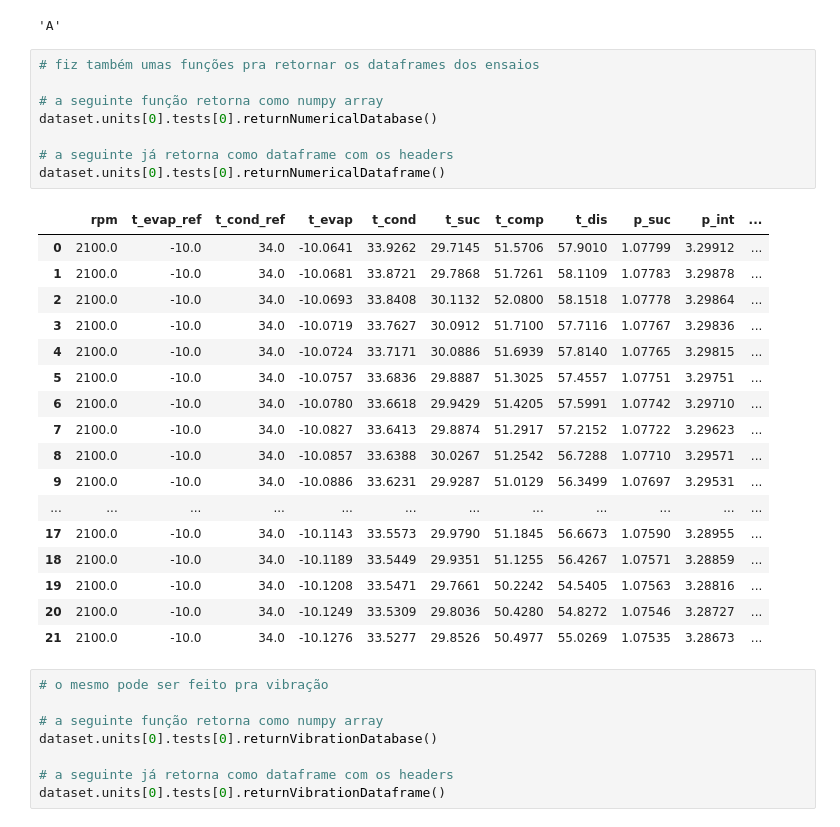
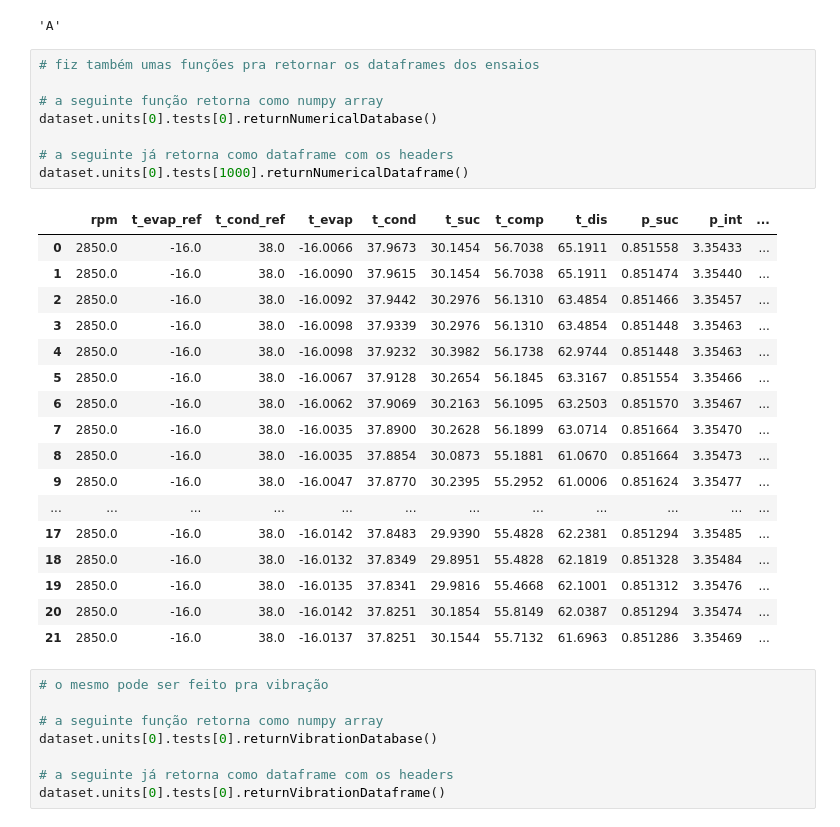
Before and after one commit to jpzomer/VSS_DatabaseFunc, a Jupyter notebook: test.ipynb, the cells around one changed output. Drawn from its saved outputs; the diff is of its cells as text.

```diff
--- a/test.ipynb
+++ b/test.ipynb
@@ -66,29 +70,29 @@ dataset.units[0].tests[0]._h5ref.attrs["type"]
 # %%
 # fiz também umas funções pra retornar os dataframes dos ensaios
 
 # a seguinte função retorna como numpy array
 dataset.units[0].tests[0].returnNumericalDatabase()
 
 # a seguinte já retorna como dataframe com os headers
-dataset.units[0].tests[0].returnNumericalDataframe()
+dataset.units[0].tests[1000].returnNumericalDataframe()
 # %% [output]
 |  | rpm | t_evap_ref | t_cond_ref | t_evap | t_cond | t_suc | t_comp | t_dis | p_suc | p_int | ... |
-| 0 | 2100.0 | -10.0 | 34.0 | -10.0641 | 33.9262 | 29.7145 | 51.5706 | 57.9010 | 1.07799 | 3.29912 | ... |
-| 1 | 2100.0 | -10.0 | 34.0 | -10.0681 | 33.8721 | 29.7868 | 51.7261 | 58.1109 | 1.07783 | 3.29878 | ... |
-| 2 | 2100.0 | -10.0 | 34.0 | -10.0693 | 33.8408 | 30.1132 | 52.0800 | 58.1518 | 1.07778 | 3.29864 | ... |
-| 3 | 2100.0 | -10.0 | 34.0 | -10.0719 | 33.7627 | 30.0912 | 51.7100 | 57.7116 | 1.07767 | 3.29836 | ... |
-| 4 | 2100.0 | -10.0 | 34.0 | -10.0724 | 33.7171 | 30.0886 | 51.6939 | 57.8140 | 1.07765 | 3.29815 | ... |
-| 5 | 2100.0 | -10.0 | 34.0 | -10.0757 | 33.6836 | 29.8887 | 51.3025 | 57.4557 | 1.07751 | 3.29751 | ... |
-| 6 | 2100.0 | -10.0 | 34.0 | -10.0780 | 33.6618 | 29.9429 | 51.4205 | 57.5991 | 1.07742 | 3.29710 | ... |
-| 7 | 2100.0 | -10.0 | 34.0 | -10.0827 | 33.6413 | 29.8874 | 51.2917 | 57.2152 | 1.07722 | 3.29623 | ... |
-| 8 | 2100.0 | -10.0 | 34.0 | -10.0857 | 33.6388 | 30.0267 | 51.2542 | 56.7288 | 1.07710 | 3.29571 | ... |
-| 9 | 2100.0 | -10.0 | 34.0 | -10.0886 | 33.6231 | 29.9287 | 51.0129 | 56.3499 | 1.07697 | 3.29531 | ... |
+| 0 | 2850.0 | -16.0 | 38.0 | -16.0066 | 37.9673 | 30.1454 | 56.7038 | 65.1911 | 0.851558 | 3.35433 | ... |
+| 1 | 2850.0 | -16.0 | 38.0 | -16.0090 | 37.9615 | 30.1454 | 56.7038 | 65.1911 | 0.851474 | 3.35440 | ... |
+| 2 | 2850.0 | -16.0 | 38.0 | -16.0092 | 37.9442 | 30.2976 | 56.1310 | 63.4854 | 0.851466 | 3.35457 | ... |
+| 3 | 2850.0 | -16.0 | 38.0 | -16.0098 | 37.9339 | 30.2976 | 56.1310 | 63.4854 | 0.851448 | 3.35463 | ... |
+| 4 | 2850.0 | -16.0 | 38.0 | -16.0098 | 37.9232 | 30.3982 | 56.1738 | 62.9744 | 0.851448 | 3.35463 | ... |
+| 5 | 2850.0 | -16.0 | 38.0 | -16.0067 | 37.9128 | 30.2654 | 56.1845 | 63.3167 | 0.851554 | 3.35466 | ... |
+| 6 | 2850.0 | -16.0 | 38.0 | -16.0062 | 37.9069 | 30.2163 | 56.1095 | 63.2503 | 0.851570 | 3.35467 | ... |
+| 7 | 2850.0 | -16.0 | 38.0 | -16.0035 | 37.8900 | 30.2628 | 56.1899 | 63.0714 | 0.851664 | 3.35470 | ... |
+| 8 | 2850.0 | -16.0 | 38.0 | -16.0035 | 37.8854 | 30.0873 | 55.1881 | 61.0670 | 0.851664 | 3.35473 | ... |
+| 9 | 2850.0 | -16.0 | 38.0 | -16.0047 | 37.8770 | 30.2395 | 55.2952 | 61.0006 | 0.851624 | 3.35477 | ... |
 | ... | ... | ... | ... | ... | ... | ... | ... | ... | ... | ... | ... |
-| 17 | 2100.0 | -10.0 | 34.0 | -10.1143 | 33.5573 | 29.9790 | 51.1845 | 56.6673 | 1.07590 | 3.28955 | ... |
-| 18 | 2100.0 | -10.0 | 34.0 | -10.1189 | 33.5449 | 29.9351 | 51.1255 | 56.4267 | 1.07571 | 3.28859 | ... |
-| 19 | 2100.0 | -10.0 | 34.0 | -10.1208 | 33.5471 | 29.7661 | 50.2242 | 54.5405 | 1.07563 | 3.28816 | ... |
-| 20 | 2100.0 | -10.0 | 34.0 | -10.1249 | 33.5309 | 29.8036 | 50.4280 | 54.8272 | 1.07546 | 3.28727 | ... |
-| 21 | 2100.0 | -10.0 | 34.0 | -10.1276 | 33.5277 | 29.8526 | 50.4977 | 55.0269 | 1.07535 | 3.28673 | ... |
+| 17 | 2850.0 | -16.0 | 38.0 | -16.0142 | 37.8483 | 29.9390 | 55.4828 | 62.2381 | 0.851294 | 3.35485 | ... |
+| 18 | 2850.0 | -16.0 | 38.0 | -16.0132 | 37.8349 | 29.8951 | 55.4828 | 62.1819 | 0.851328 | 3.35484 | ... |
+| 19 | 2850.0 | -16.0 | 38.0 | -16.0135 | 37.8341 | 29.9816 | 55.4668 | 62.1001 | 0.851312 | 3.35476 | ... |
+| 20 | 2850.0 | -16.0 | 38.0 | -16.0142 | 37.8251 | 30.1854 | 55.8149 | 62.0387 | 0.851294 | 3.35474 | ... |
+| 21 | 2850.0 | -16.0 | 38.0 | -16.0137 | 37.8251 | 30.1544 | 55.7132 | 61.6963 | 0.851286 | 3.35469 | ... |
 # %%
 # o mesmo pode ser feito pra vibração
 
```
Also changed, not shown: parts of 1 cell of this notebook, 1 other file.
